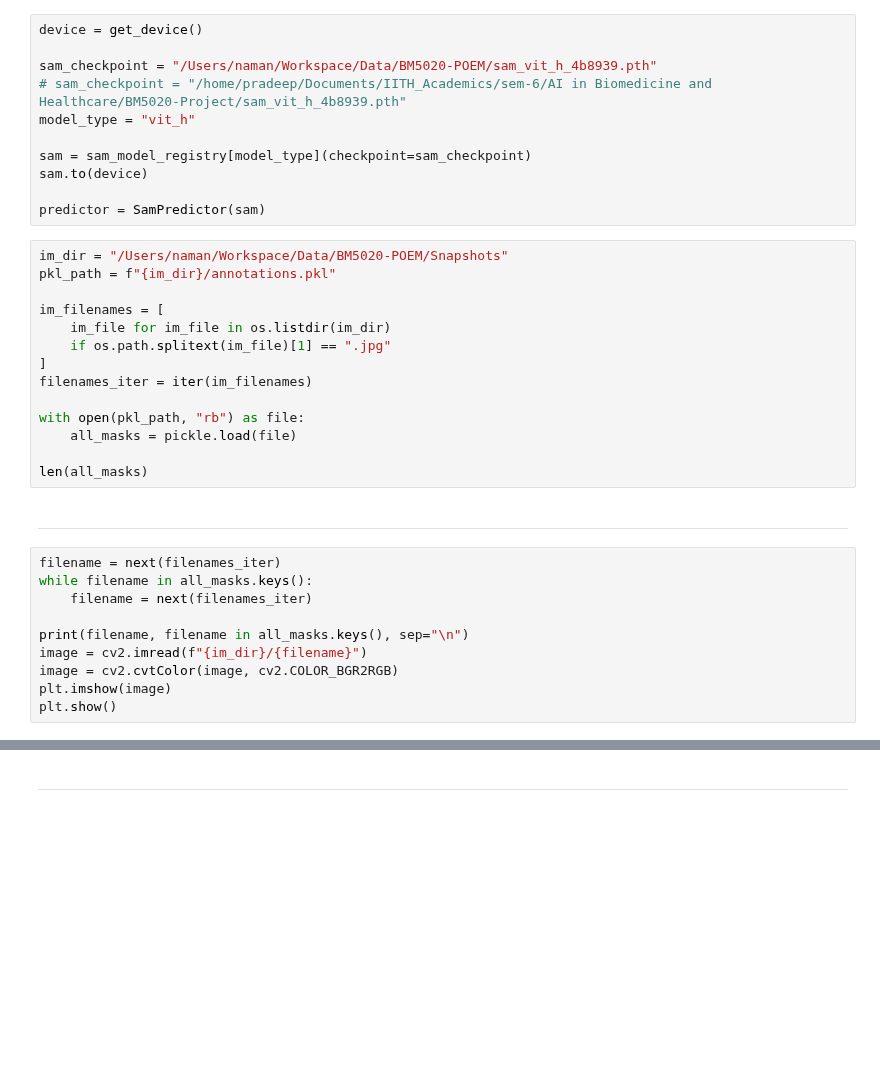
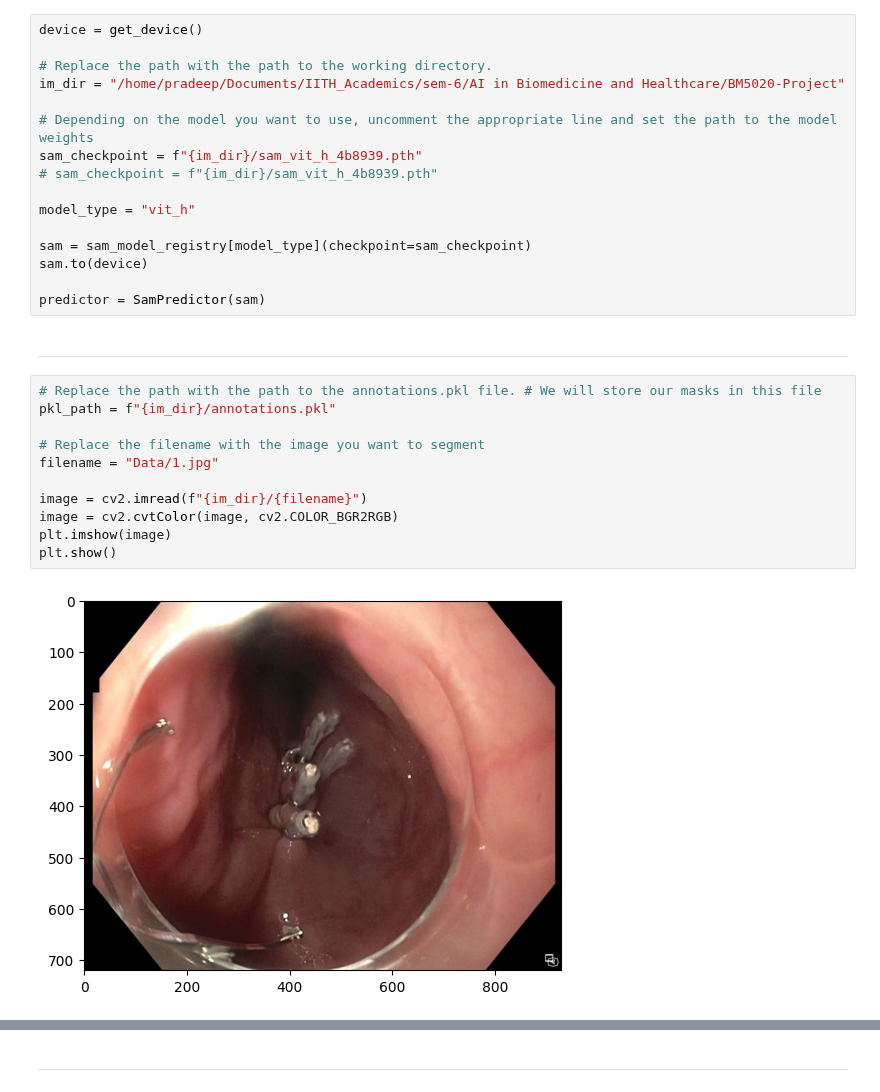
Before and after one commit to NamanChhibbar/BM5020-Project, a Jupyter notebook: annotation.ipynb, the cells around one changed output, grey strips where cells are left out. Drawn from its saved outputs; the diff is of its cells as text; blank space fills up the shorter version.

Commit message:
Readme added and annotations updated

```diff
--- a/annotation.ipynb
+++ b/annotation.ipynb
@@ -17,38 +19,32 @@ from utils import (
 # %%
 device = get_device()
 
-sam_checkpoint = "/Users/naman/Workspace/Data/BM5020-POEM/sam_vit_h_4b8939.pth"
-# sam_checkpoint = "/home/pradeep/Documents/IITH_Academics/sem-6/AI in Biomedicine and Healthcare/BM5020-Project/sam_vit_h_4b8939.pth"
+# Replace the path with the path to the working directory.
+im_dir = "/home/pradeep/Documents/IITH_Academics/sem-6/AI in Biomedicine and Healthcare/BM5020-Project"
+
+# Depending on the model you want to use, uncomment the appropriate line and set the path to the model weights
+sam_checkpoint = f"{im_dir}/sam_vit_h_4b8939.pth"
+# sam_checkpoint = f"{im_dir}/sam_vit_h_4b8939.pth"
+
 model_type = "vit_h"
 
 sam = sam_model_registry[model_type](checkpoint=sam_checkpoint)
 sam.to(device)
 
 predictor = SamPredictor(sam)
-# %%
-im_dir = "/Users/naman/Workspace/Data/BM5020-POEM/Snapshots"
-pkl_path = f"{im_dir}/annotations.pkl"
-
-im_filenames = [
-    im_file for im_file in os.listdir(im_dir)
-    if os.path.splitext(im_file)[1] == ".jpg"
-]
-filenames_iter = iter(im_filenames)
-
-with open(pkl_path, "rb") as file:
-    all_masks = pickle.load(file)
-
-len(all_masks)
 # %% [markdown]
 ---
-# %%
-filename = next(filenames_iter)
-while filename in all_masks.keys():
-    filename = next(filenames_iter)
-
-print(filename, filename in all_masks.keys(), sep="\n")
-image = cv2.imread(f"{im_dir}/{filename}")
-image = cv2.cvtColor(image, cv2.COLOR_BGR2RGB)
-plt.imshow(image)
-plt.show()
+# %%
+# Replace the path with the path to the annotations.pkl file. # We will store our masks in this file
+pkl_path = f"{im_dir}/annotations.pkl"
+
+# Replace the filename with the image you want to segment
+filename = "Data/1.jpg"
+
+image = cv2.imread(f"{im_dir}/{filename}")
+image = cv2.cvtColor(image, cv2.COLOR_BGR2RGB)
+plt.imshow(image)
+plt.show()
+# %% [output]
+[figure, added]
 # %%
```
Also changed, not shown: parts of 10 cells of this notebook, 5 other files.
